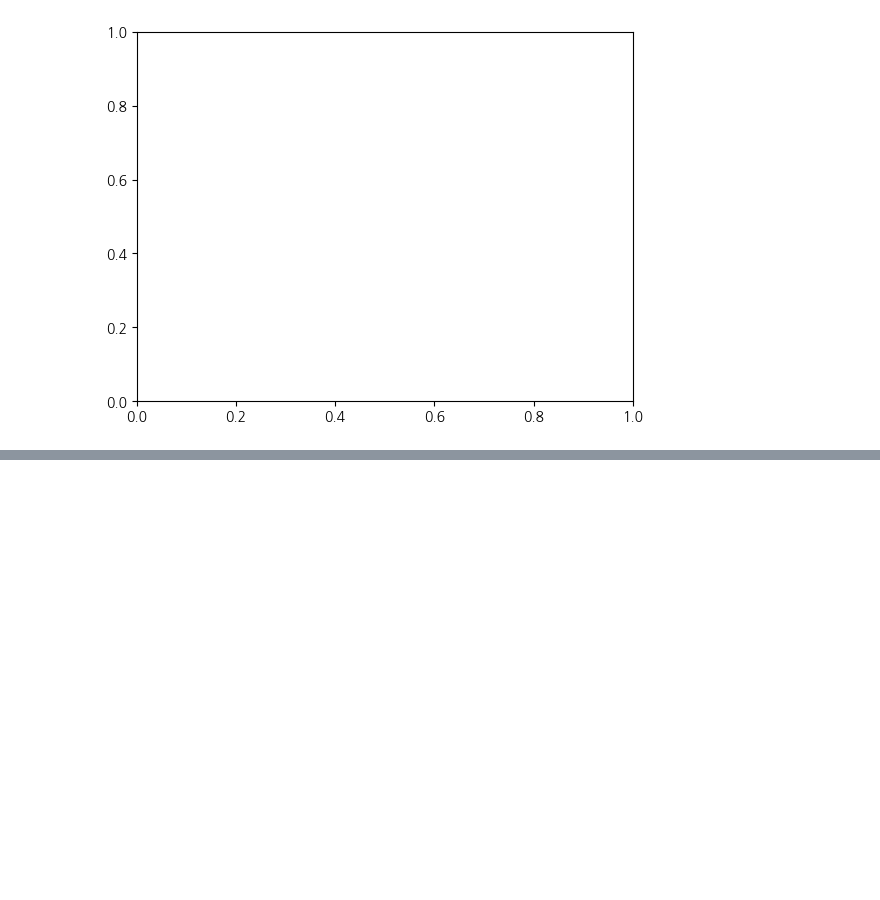
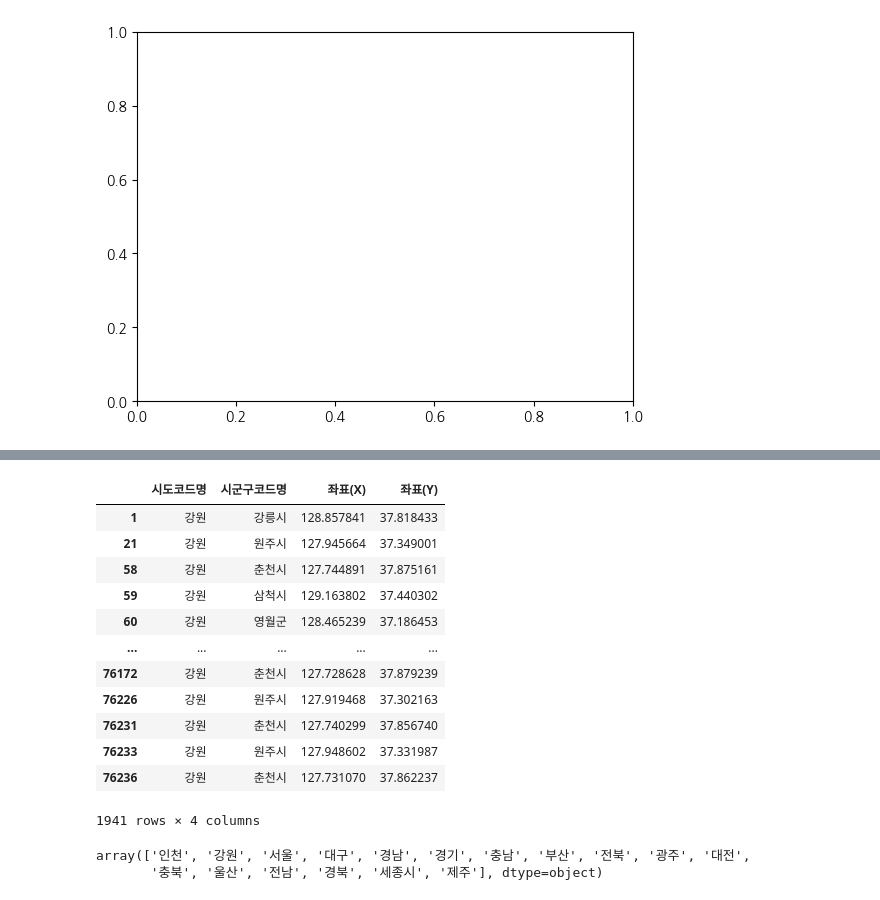
Before and after one commit to qooqookeke/car_greenhouse_gas, a Jupyter notebook: hospital.ipynb, the cells around one changed output, grey strips where cells are left out. Drawn from its saved outputs; the diff is of its cells as text; code cells hidden in the pictures; blank space fills up the shorter version.

```diff
--- a/hospital.ipynb
+++ b/hospital.ipynb
@@ -1316,0 +1367,16 @@ TypeError: ufunc 'isfinite' not supported for the input types, and the inputs co
+# %%
+df_loc[df['시도코드명']=='강원']
+# %% [output]
+|  | 시도코드명 | 시군구코드명 | 좌표(X) | 좌표(Y) |
+| 1 | 강원 | 강릉시 | 128.857841 | 37.818433 |
+| 21 | 강원 | 원주시 | 127.945664 | 37.349001 |
+| 58 | 강원 | 춘천시 | 127.744891 | 37.875161 |
+| 59 | 강원 | 삼척시 | 129.163802 | 37.440302 |
+| 60 | 강원 | 영월군 | 128.465239 | 37.186453 |
+| ... | ... | ... | ... | ... |
+| 76172 | 강원 | 춘천시 | 127.728628 | 37.879239 |
+| 76226 | 강원 | 원주시 | 127.919468 | 37.302163 |
+| 76231 | 강원 | 춘천시 | 127.740299 | 37.856740 |
+| 76233 | 강원 | 원주시 | 127.948602 | 37.331987 |
+| 76236 | 강원 | 춘천시 | 127.731070 | 37.862237 |
+1941 rows × 4 columns
@@ -1317,3 +1385,8 @@ TypeError: ufunc 'isfinite' not supported for the input types, and the inputs co
+# %%
+loc_name
+# %% [output]
+array(['인천', '강원', '서울', '대구', '경남', '경기', '충남', '부산', '전북', '광주', '대전',
+       '충북', '울산', '전남', '경북', '세종시', '제주'], dtype=object)
 # %%
 # 연습문제
 # %%
```
Also changed, not shown: parts of 5 cells of this notebook, 1 other file.
